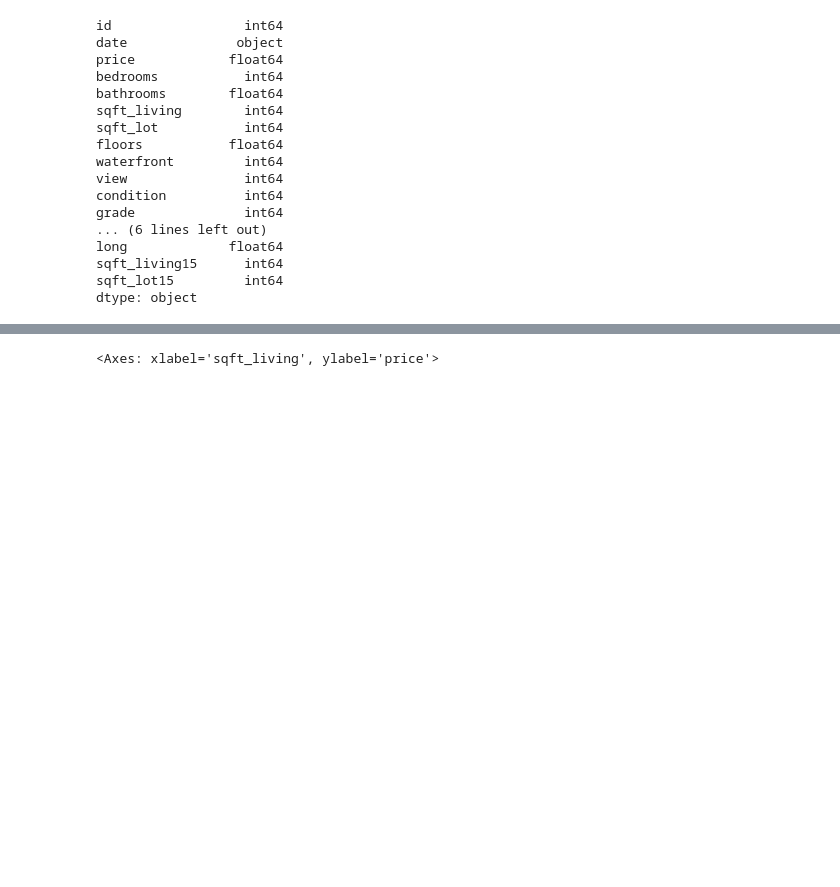
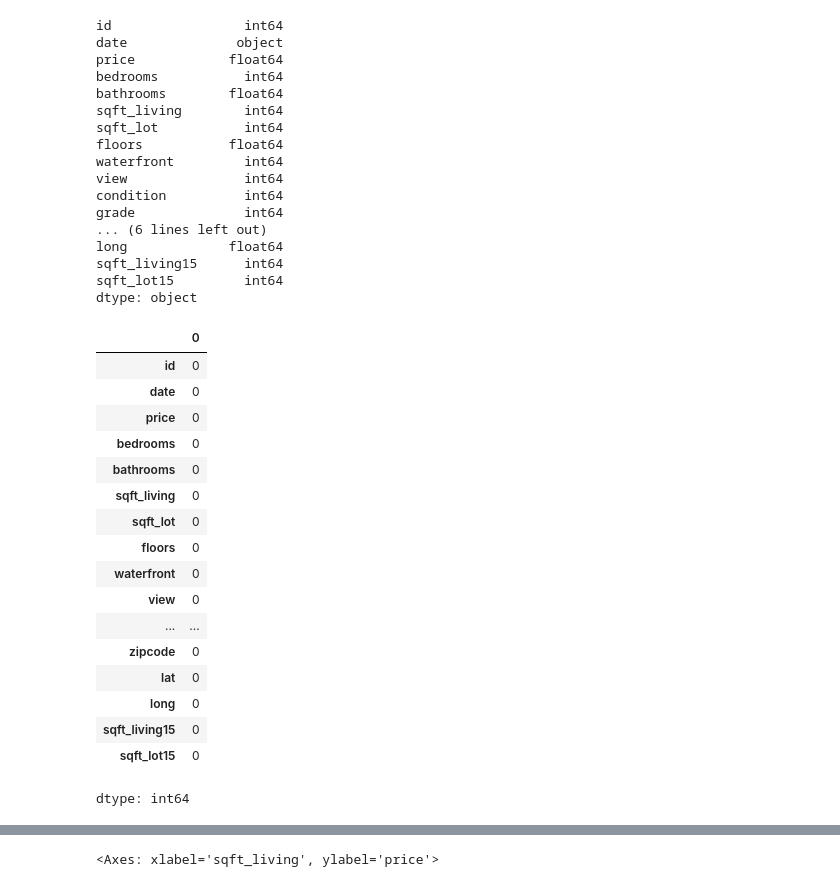
Before and after one commit to aryalal11/RealEstatePricePrediction, a Jupyter notebook: RealEstatePrediction(Deep_Learning).ipynb, the cells around one changed output, grey strips where cells are left out. Saved outputs shown, nothing was run; the diff lists cells and outputs as text; code cells hidden in the pictures; blank space fills up the shorter version.

```diff
--- a/RealEstatePrediction(Deep_Learning).ipynb
+++ b/RealEstatePrediction(Deep_Learning).ipynb
@@ -55,3 +55,24 @@ long             float64
 sqft_living15      int64
 sqft_lot15         int64
 dtype: object
+# %%
+house_df.isnull().sum()
+# %% [output]
+|  | 0 |
+| id | 0 |
+| date | 0 |
+| price | 0 |
+| bedrooms | 0 |
+| bathrooms | 0 |
+| sqft_living | 0 |
+| sqft_lot | 0 |
+| floors | 0 |
+| waterfront | 0 |
+| view | 0 |
+| ... | ... |
+| zipcode | 0 |
+| lat | 0 |
+| long | 0 |
+| sqft_living15 | 0 |
+| sqft_lot15 | 0 |
+dtype: int64
```
Also changed, not shown: parts of 1 cell of this notebook.
